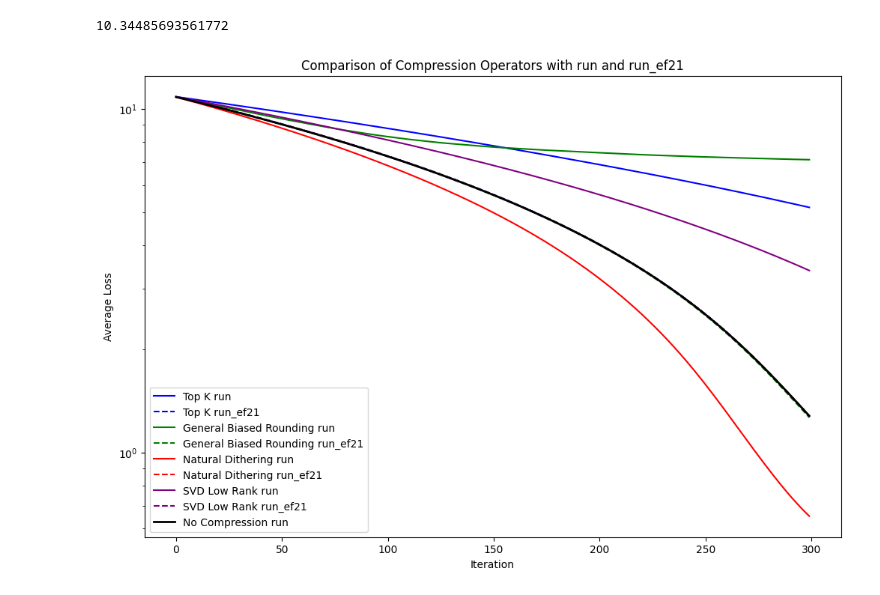
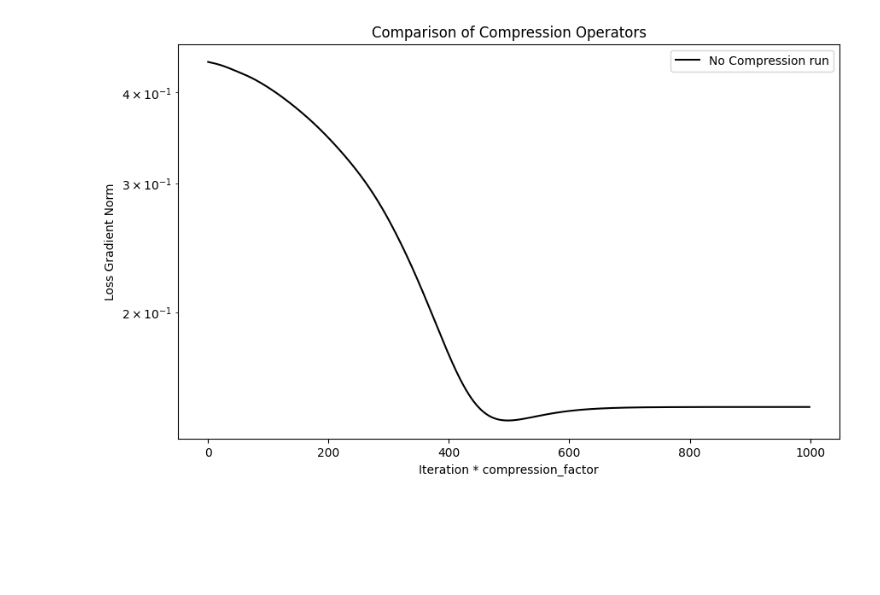
Before and after one commit to NoblFriend/dgd_code_spring2024, a Jupyter notebook: 1.ipynb, the cells around one changed output. Drawn from its saved outputs; the diff is of its cells as text; code cells hidden in the pictures; blank space fills up the shorter version.

```diff
--- a/1.ipynb
+++ b/1.ipynb
@@ -15,9 +15,6 @@ X_train, X_test, y_train, y_test = train_test_split(X, y, test_size=0.2)
 
 L = np.max(np.linalg.eigvals(X.T @ X )).real/n
 lambda_value = L/100
-L
-# %% [output]
-10.34485693561772
 # %%
 
 def loss(w, X, y, lambda_value):
@@ -35,65 +32,59 @@ def loss_grad(w, X, y, lambda_value):
 f = gd.Func(
     func=loss,
     grad=loss_grad
 )
 
 def batch_generator(X, y, batch_size):
     n_samples = X.shape[0]
     for i in range(0, n_samples, batch_size):
         yield (X[i:i + batch_size], y[i:i + batch_size])
 
 
 workers = []
 batch_size = 500
 for X_batch, y_batch in batch_generator(X_train, y_train, batch_size):
     worker_func = gd.create_worker_func(f, X_batch, y_batch, lambda_value)
     workers.append(gd.Worker(worker_func))
 
-dgd = gd.DistributedGD(workers, 1/11 * (1/(L+lambda_value)))
+dgd = gd.DistributedGD(workers, (1/L))
 
-def plot_for_compression_operator(w0, num_iter, compress_op, name, color):
+def accuracy(y_true, y_pred):
+    return np.mean(y_true == np.sign(y_pred))
+
+def plot_for_compression_operator(w0, num_iter, compress_op, compression_factor, name, color):
     for worker in workers:
         worker.compress_op = compress_op
 
     dgd.reset()
-    dgd.run(num_iter, w0)
-    run_loss_history = [loss(w, X_train, y_train, 0) for w in dgd.history]
+    dgd.run_ef21(num_iter, w0)
+    run_ef21_loss_history = [np.linalg.norm(loss_grad(w, X, y, 0)) for w in dgd.history]
 
-    dgd.reset()
-    dgd.run_ef21(num_iter, w0)
-    run_ef21_loss_history = [loss(w, X_train, y_train, 0) for w in dgd.history if loss(w, X_train, y_train, 0) < loss(w0, X_train, y_train, 0)]
+    scaled_iterations = [i * compression_factor for i in range(len(run_ef21_loss_history))]
+
+    plt.semilogy(scaled_iterations, run_ef21_loss_history, label=f'{name}', color=color)
 
 
-    plt.semilogy(run_loss_history, label=f'{name} run', color=color)
-    plt.semilogy(run_ef21_loss_history, label=f'{name} run_ef21', linestyle='--', color=color)
+plt.figure(figsize=(10, 6))
+
+compression_operators = [
+    (comp.identity_op(), 1,  'No Compression run', 'black'),
+    # (comp.top_k_op(28), 28/112, 'Top 28', 'blue'),
+    # (comp.svd_approximation_low_rank_compression_op(1), (14+8)/112, 'SVD Low Rank = 1', 'green')
+    # (comp.general_biased_rounding_op(10, 1e-8, 100), 'General Biased Rounding', 'purple'),
+    # (comp.natural_dithering_op(4), 'Natural Dithering', 'red'),
+]
+
+np.random.seed(0)
+w0  = np.random.uniform(low=-100, high=100, size=(d,))
+num_iter = 1000
+for compress_op, compression_factor, name, color in compression_operators:
+    plot_for_compression_operator(w0, num_iter, compress_op,compression_factor, name, color)
 
 
-plt.figure(figsize=(12, 8))
-
-compression_operators = [
-    (comp.top_k_op(10), 'Top K', 'blue'),
-    (comp.general_biased_rounding_op(10, 1e-8, 100), 'General Biased Rounding', 'green'),
-    (comp.natural_dithering_op(4), 'Natural Dithering', 'red'),
-    (comp.svd_approximation_low_rank_compression_op(2), 'SVD Low Rank', 'purple')
-]
-
-w0 = np.ones(d) *(-1)
-num_iter = 300
-for compress_op, name, color in compression_operators:
-    plot_for_compression_operator(w0, num_iter, compress_op, name, color)
-
-for worker in workers:
-        worker.compress_op = lambda x: x
-
-dgd.reset()
-dgd.run(num_iter, w0)
-no_compression_loss_history = [loss(w, X_train, y_train, 0) for w in dgd.history]
-plt.semilogy(no_compression_loss_history, label='No Compression run', color='black', linewidth=2)
-
-plt.xlabel('Iteration')
-plt.ylabel('Average Loss')
-plt.title('Comparison of Compression Operators with run and run_ef21')
+plt.xlabel('Iteration * compression_factor')
+plt.ylabel('Loss Gradient Norm')
+plt.title('Comparison of Compression Operators')
 plt.legend()
 plt.show()
 # %% [output]
-[figure, old version]
+[figure, new version]
```
Also changed, not shown: 1 other file.
